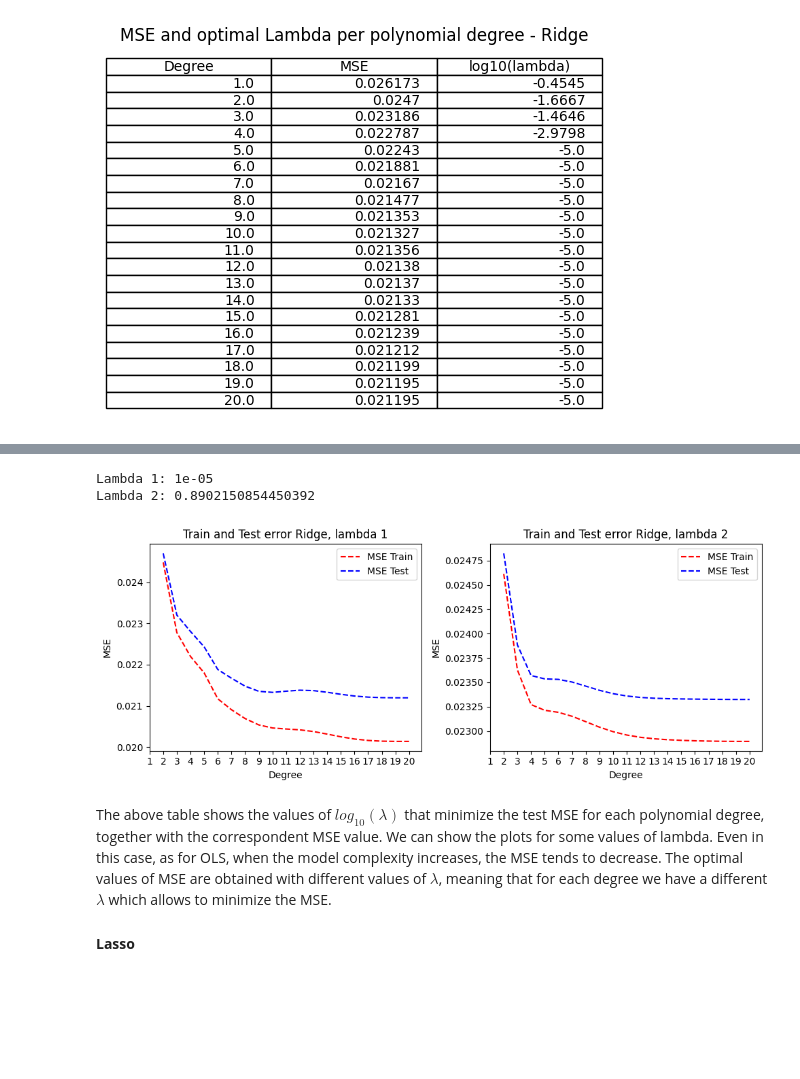
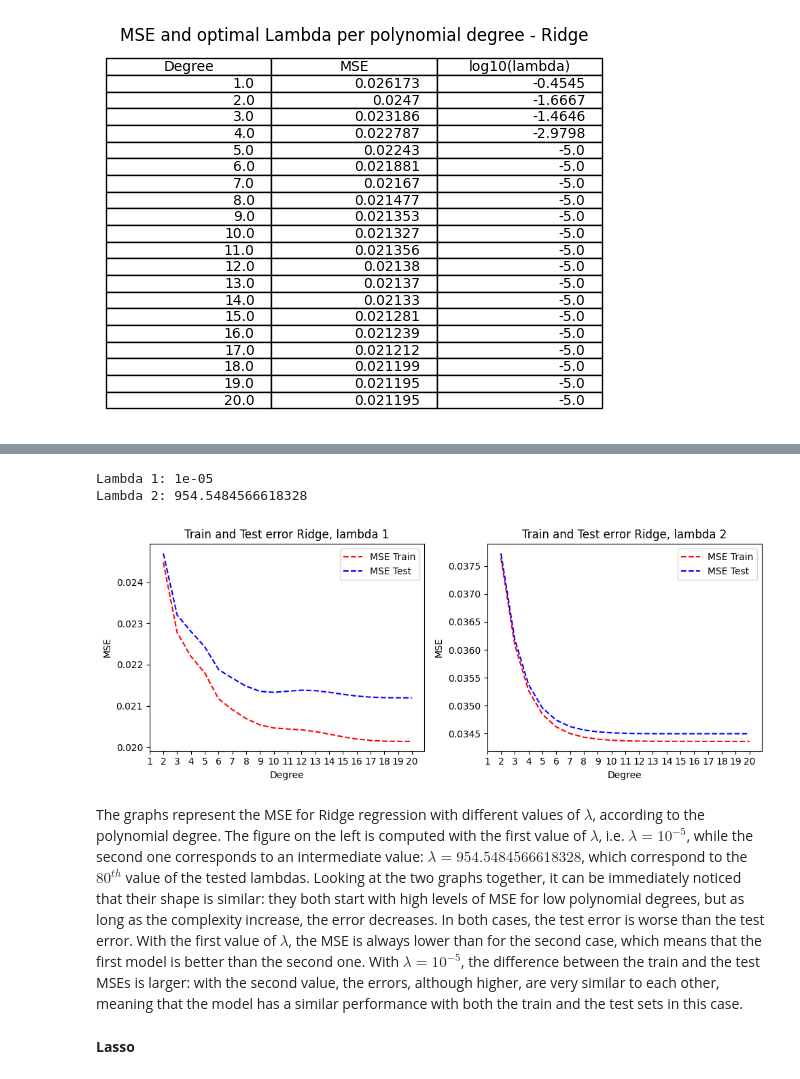
Before and after one commit to alessiasanfelici/FYS-STK4155, a Jupyter notebook: Project bozza/Exercise g_cv.ipynb, the cells around one changed output, grey strips where cells are left out. Cells and saved outputs as stored; diff of their text form; code cells hidden in the pictures; blank space fills up the shorter version.

```diff
--- a/Project bozza/Exercise g_cv.ipynb
+++ b/Project bozza/Exercise g_cv.ipynb
@@ -261,39 +263,39 @@ plt.show()
 # %%
 print("Lambda 1:", lambdas[0])
-print("Lambda 2:", lambdas[49])
+print("Lambda 2:", lambdas[79])
 # %% [output]
 Lambda 1: 1e-05
-Lambda 2: 0.8902150854450392
+Lambda 2: 954.5484566618328
 # %%
 fig, axs = plt.subplots(1, 2, figsize = (10, 4))
 
 # Plot for lambda = 1e-05
 axs[0].plot(range(2, maxdegree + 1), train_mse_Ridge[0][1:], 'r--', label='MSE Train')
 axs[0].plot(range(2, maxdegree + 1), test_mse_Ridge[0][1:], 'b--', label='MSE Test')
 axs[0].set_xlabel('Degree')
 axs[0].set_ylabel('MSE')
 axs[0].set_xticks(ticks = range(1, maxdegree + 1))
 axs[0].set_title('Train and Test error Ridge, lambda 1')
 axs[0].legend()
 
-# Plot for lambda = 0.8902150854450392
-axs[1].plot(range(2, maxdegree + 1), train_mse_Ridge[49][1:], 'r--', label='MSE Train')
-axs[1].plot(range(2, maxdegree + 1), test_mse_Ridge[49][1:], 'b--', label='MSE Test')
+# Plot for lambda = 954.5484566618328
+axs[1].plot(range(2, maxdegree + 1), train_mse_Ridge[79][1:], 'r--', label='MSE Train')
+axs[1].plot(range(2, maxdegree + 1), test_mse_Ridge[79][1:], 'b--', label='MSE Test')
 axs[1].set_xlabel('Degree')
 axs[1].set_ylabel('MSE')
 axs[1].set_title('Train and Test error Ridge, lambda 2')
 axs[1].set_xticks(ticks = range(1, maxdegree + 1))
 axs[1].legend()
 
 plt.tight_layout()
 plt.savefig("Ridge_lambda_comparison.png")
 
 # Show the figure
 plt.show()
 # %% [output]
-[figure, old version]
+[figure, new version]
-# %% [markdown]
-The above table shows the values of $log_{10}(\lambda)$ that minimize the test MSE for each polynomial degree, together with the correspondent MSE value. We can show the plots for some values of lambda. Even in this case, as for OLS, when the model complexity increases, the MSE tends to decrease. The optimal values of MSE are obtained with different values of $\lambda$, meaning that for each degree we have a different $\lambda$ which allows to minimize the MSE.
+# %% [markdown]
+The graphs represent the MSE for Ridge regression with different values of $\lambda$, according to the polynomial degree. The figure on the left is computed with the first value of $\lambda$, i.e. $\lambda = 10^{-5}$, while the second one corresponds to an intermediate value: $\lambda = 954.5484566618328$, which correspond to the $80^{th}$ value of the tested lambdas. Looking at the two graphs together, it can be immediately noticed that their shape is similar: they both start with high levels of MSE for low polynomial degrees, but as long as the complexity increase, the error decreases. In both cases, the test error is worse than the test error. With the first value of $\lambda$, the MSE is always lower than for the second case, which means that the first model is better than the second one. With $\lambda = 10^{-5}$, the difference between the train and the test MSEs is larger: with the second value, the errors, although higher, are very similar to each other, meaning that the model has a similar performance with both the train and the test sets in this case.
 # %% [markdown]
 **Lasso**
 # %% [markdown]
```
Also changed, not shown: parts of 9 cells of this notebook, 3 other files.
